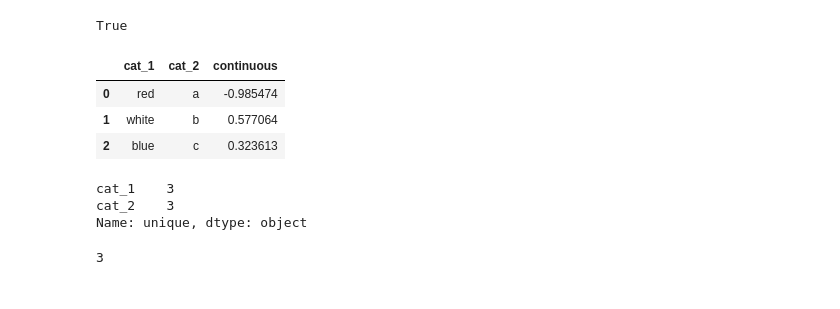
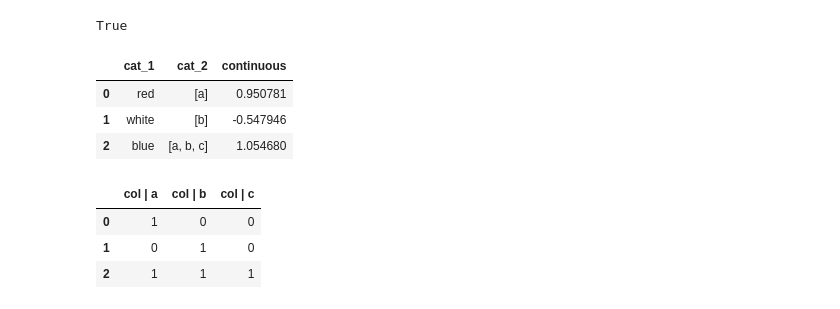
Before and after one commit to Edderic/causal_discovery, a Jupyter notebook: missing-value-ic-star.ipynb, the cells around one changed output. Cells and saved outputs as stored; diff of their text form; code cells hidden in the pictures.

```diff
--- a/missing-value-ic-star.ipynb
+++ b/missing-value-ic-star.ipynb
@@ -568,23 +600,19 @@ class EuclideanDistanceDataPreprocessor:
                 columns=self.continuous_var_names
             )
 # %%
-sample_df = pd.DataFrame({'cat_1': ['red', 'white', 'blue'], 'cat_2': ['a', 'b', 'c'], 'continuous': np.random.normal(size=3)})
+sample_df = pd.DataFrame({'cat_1': ['red', 'white', 'blue'], 'cat_2': [['a'], ['b'], ['a', 'b', 'c']], 'continuous': np.random.normal(size=3)})
 sample_df
 # %% [output]
 |  | cat_1 | cat_2 | continuous |
-| 0 | red | a | -0.985474 |
-| 1 | white | b | 0.577064 |
-| 2 | blue | c | 0.323613 |
+| 0 | red | [a] | 0.950781 |
+| 1 | white | [b] | -0.547946 |
+| 2 | blue | [a, b, c] | 1.054680 |
-# %%
-describe = sample_df[['cat_1', 'cat_2']].describe()
-describe.loc['unique']
-# %% [output]
-cat_1    3
-cat_2    3
-Name: unique, dtype: object
-# %%
-describe.loc['unique', 'cat_1']
-# %% [output]
-3
+# %%
+sample_df['cat_2'].explode().str.get_dummies().sum(level=0).add_prefix('col | ')
+# %% [output]
+|  | col | a | col | b | col | c |
+| 0 | 1 | 0 | 0 |
+| 1 | 0 | 1 | 0 |
+| 2 | 1 | 1 | 1 |
 # %%
 continuous_var_names = ['continuous']
```
Also changed, not shown: parts of 15 cells of this notebook.
